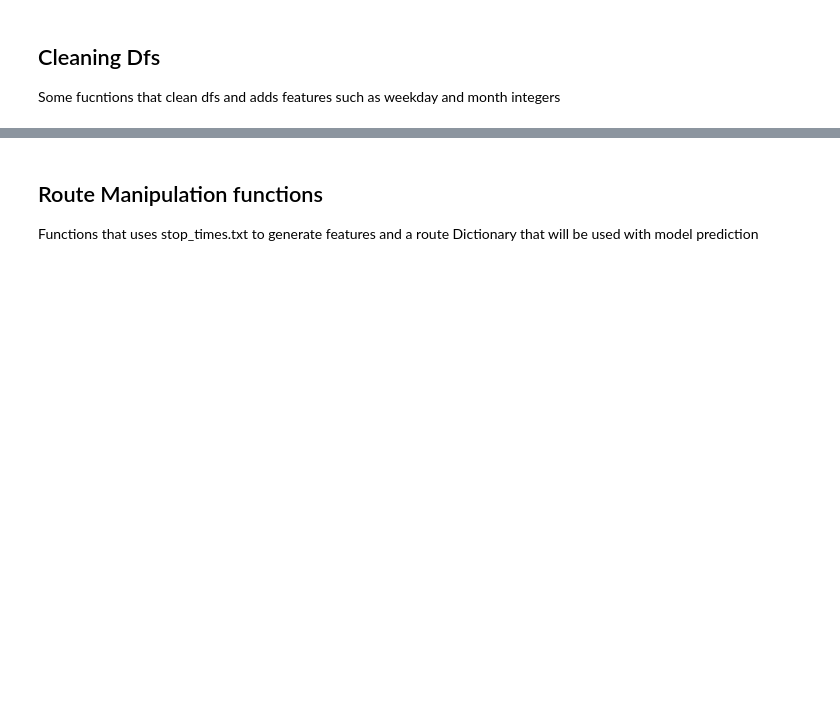
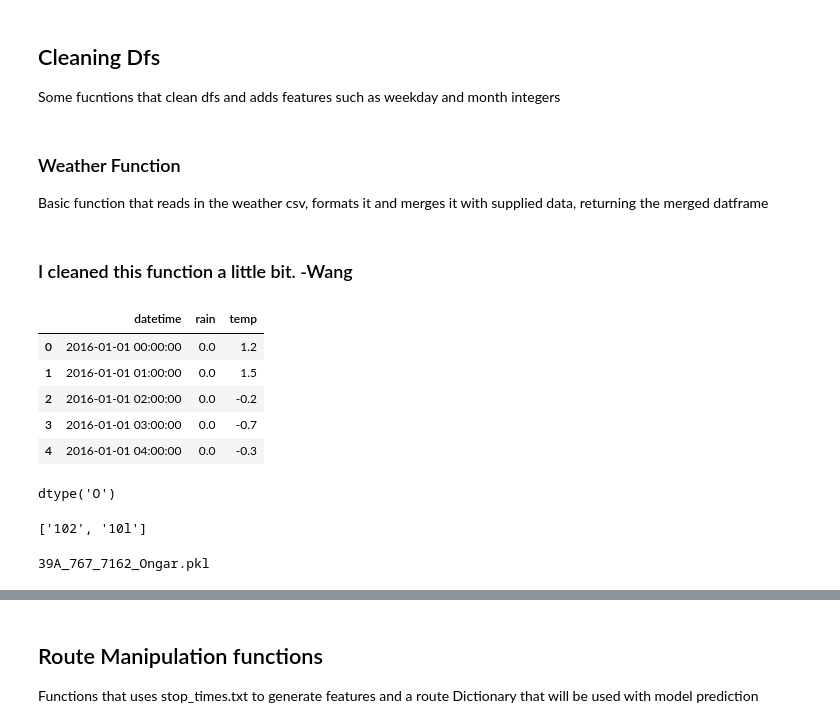
Before and after one commit to xinyuewang1/DublinBusDataAnalysis, a Jupyter notebook: Some fucntions.ipynb, the cells around one changed output, grey strips where cells are left out. Cells and saved outputs as stored; diff of their text form; code cells hidden in the pictures; blank space fills up the shorter version.

```diff
--- a/Some fucntions.ipynb
+++ b/Some fucntions.ipynb
@@ -152,0 +158,19 @@ def addPeakHours(df, timeOfDayCol):
+# %% [markdown]
+### Weather Function
+Basic function that reads in the weather csv, formats it and merges it with supplied data, returning the merged datframe
+# %% [markdown]
+### I cleaned this function a little bit. -Wang
+# %%
+weather = pd.read_csv('CleanedWeather2016_17C.csv')
+weather.head()
+# %% [output]
+|  | datetime | rain | temp |
+| 0 | 2016-01-01 00:00:00 | 0.0 | 1.2 |
+| 1 | 2016-01-01 01:00:00 | 0.0 | 1.5 |
+| 2 | 2016-01-01 02:00:00 | 0.0 | -0.2 |
+| 3 | 2016-01-01 03:00:00 | 0.0 | -0.7 |
+| 4 | 2016-01-01 04:00:00 | 0.0 | -0.3 |
+# %%
+weather.datetime.dtype
+# %% [output]
+dtype('O')
@@ -152,0 +202,12 @@ def addPeakHours(df, timeOfDayCol):
+# %%
+'102_10l'.split('_')
+# %% [output]
+['102', '10l']
+# %%
+import fnmatch, os
+for file in os.listdir('obj/stopDicts/'):
+    #print(file)
+    if fnmatch.fnmatch(file, '39A_767_7162_*'):
+        print(file)
+# %% [output]
+39A_767_7162_Ongar.pkl
```
Also changed, not shown: parts of 23 cells of this notebook.
